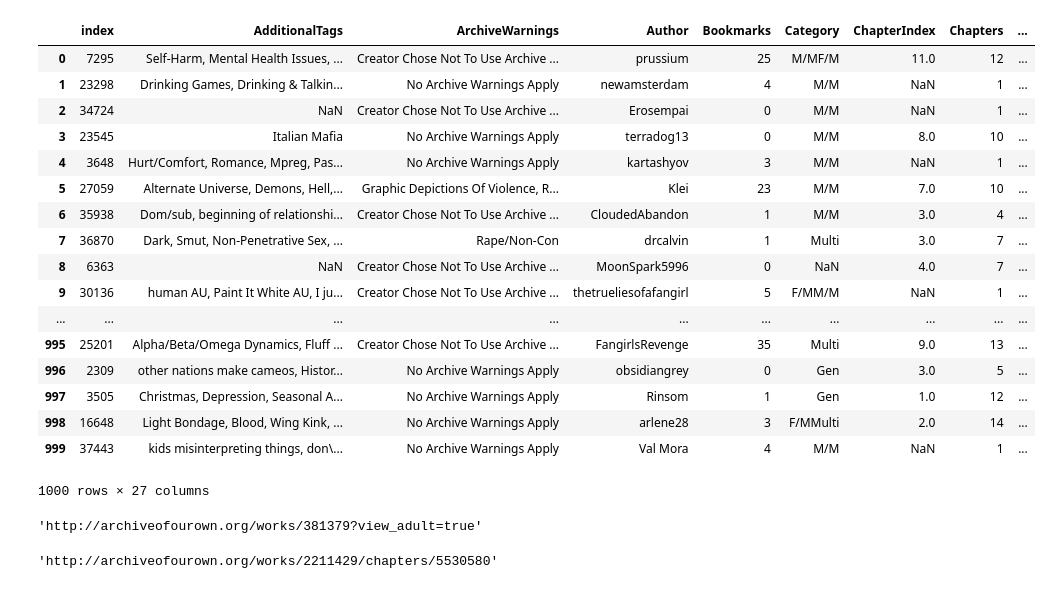
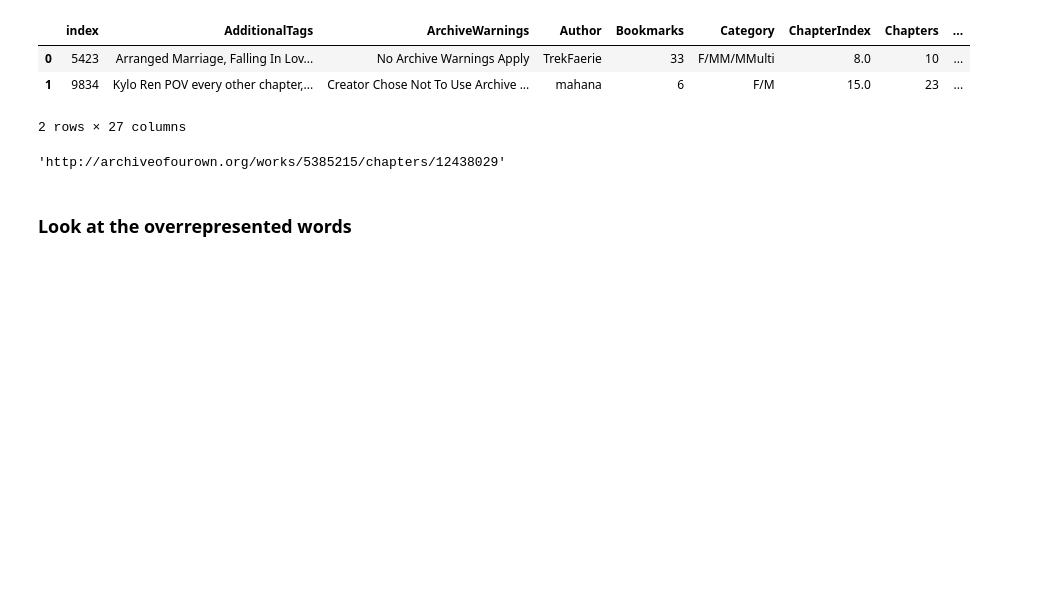
Before and after one commit to yzjing/ao3_old, a Jupyter notebook: exps/20180521_clustering/svd_analysis.ipynb, the cells around one changed output. Drawn from its saved outputs; the diff is of its cells as text; code cells hidden in the pictures; blank space fills up the shorter version.

```diff
--- a/exps/20180521_clustering/svd_analysis.ipynb
+++ b/exps/20180521_clustering/svd_analysis.ipynb
@@ -32,15 +37,10 @@ fandom_list
 # %%
+plt.figure(figsize = (20,20))
 for i,fandom in enumerate(fandom_list):
+
     df = pd.read_csv(os.path.join(data_path,fandom), sep = '\t')
-    top1 = df['Relationship'].value_counts().index[0]
-    top2 = df['Relationship'].value_counts().index[1]
-
-    plt.figure()
-    df_t1 = df[df['Relationship'] == top1]
-    df_t2 = df[df['Relationship'] == top2]
-#     plt.scatter(df_t2['pc1'], df_t2['pc2'])
+    plt.subplot(6,4,i+1)
     plt.scatter(df['pc1'], df['pc2'],alpha=0.7,c='blue')
-    plt.scatter(df_t1['pc1'], df_t1['pc2'],c='orange')
-
-    plt.title(fandom)
+    plt.title(fandom.replace('_tfidf_svd.tsv', ''))
+    plt.savefig('svd_plot.pdf', type='pdf')
 # %% [output]
@@ -59,0 +50,14 @@ for i,fandom in enumerate(fandom_list):
+# %%
+for i,fandom in enumerate(fandom_list):
+    df = pd.read_csv(os.path.join(data_path,fandom), sep = '\t')
+    plt.figure()
+    plt.scatter(df['pc1'], df['pc2'],alpha=0.7,c='blue')
+    l = 0
+    for label, x, y in zip(df['URL'], df['pc1'], df['pc2']):
+        r = random.randint(0,100)
+        if r % 50 == 0:
+            plt.annotate(l, xy = (x,y),bbox=dict(boxstyle='round,pad=0.5', fc='yellow', alpha=0.5))
+            l += 1
+            print(l, ":", label)
+    plt.title(fandom)
+    break
@@ -78,14 +99,0 @@ array(['index', 'AdditionalTags', 'ArchiveWarnings', 'Author',
-# %%
-for i,fandom in enumerate(fandom_list):
-    df = pd.read_csv(os.path.join(data_path,fandom), sep = '\t')
-    df = df[df.Chapters == 1]
-    top_len = int(len(df)/2)
-    df_top = df.sort_values('Words').head(top_len)
-
-    plt.figure()
-    plt.scatter(df['pc1'], df['pc2'],alpha=0.5,c='blue')
-    plt.xlabel('pc1')
-    plt.ylabel('pc2')
-#     plt.scatter(df_top['pc1'], df_top['pc2'],c='orange')
-
-    plt.title(fandom)
@@ -106,31 +100,15 @@ for i,fandom in enumerate(fandom_list):
 # %%
 df['closest'] = df.apply(lambda row: find_close([row['pc1'], row['pc2']], df), axis=1 )
 # %%
-df
+df.head(2)
 # %% [output]
 |  | index | AdditionalTags | ArchiveWarnings | Author | Bookmarks | Category | ChapterIndex | Chapters | ... |
-| 0 | 7295 | Self-Harm, Mental Health Issues, ... | Creator Chose Not To Use Archive ... | prussium | 25 | M/MF/M | 11.0 | 12 | ... |
-| 1 | 23298 | Drinking Games, Drinking & Talkin... | No Archive Warnings Apply | newamsterdam | 4 | M/M | NaN | 1 | ... |
-| 2 | 34724 | NaN | Creator Chose Not To Use Archive ... | Erosempai | 0 | M/M | NaN | 1 | ... |
-| 3 | 23545 | Italian Mafia | No Archive Warnings Apply | terradog13 | 0 | M/M | 8.0 | 10 | ... |
-| 4 | 3648 | Hurt/Comfort, Romance, Mpreg, Pas... | No Archive Warnings Apply | kartashyov | 3 | M/M | NaN | 1 | ... |
-| 5 | 27059 | Alternate Universe, Demons, Hell,... | Graphic Depictions Of Violence, R... | Klei | 23 | M/M | 7.0 | 10 | ... |
-| 6 | 35938 | Dom/sub, beginning of relationshi... | Creator Chose Not To Use Archive ... | CloudedAbandon | 1 | M/M | 3.0 | 4 | ... |
-| 7 | 36870 | Dark, Smut, Non-Penetrative Sex, ... | Rape/Non-Con | drcalvin | 1 | Multi | 3.0 | 7 | ... |
-| 8 | 6363 | NaN | Creator Chose Not To Use Archive ... | MoonSpark5996 | 0 | NaN | 4.0 | 7 | ... |
-| 9 | 30136 | human AU, Paint It White AU, I ju... | Creator Chose Not To Use Archive ... | thetrueliesofafangirl | 5 | F/MM/M | NaN | 1 | ... |
-| ... | ... | ... | ... | ... | ... | ... | ... | ... | ... |
-| 995 | 25201 | Alpha/Beta/Omega Dynamics, Fluff ... | Creator Chose Not To Use Archive ... | FangirlsRevenge | 35 | Multi | 9.0 | 13 | ... |
-| 996 | 2309 | other nations make cameos, Histor... | No Archive Warnings Apply | obsidiangrey | 0 | Gen | 3.0 | 5 | ... |
-| 997 | 3505 | Christmas, Depression, Seasonal A... | No Archive Warnings Apply | Rinsom | 1 | Gen | 1.0 | 12 | ... |
-| 998 | 16648 | Light Bondage, Blood, Wing Kink, ... | No Archive Warnings Apply | arlene28 | 3 | F/MMulti | 2.0 | 14 | ... |
-| 999 | 37443 | kids misinterpreting things, don\... | No Archive Warnings Apply | Val Mora | 4 | M/M | NaN | 1 | ... |
+| 0 | 5423 | Arranged Marriage, Falling In Lov... | No Archive Warnings Apply | TrekFaerie | 33 | F/MM/MMulti | 8.0 | 10 | ... |
+| 1 | 9834 | Kylo Ren POV every other chapter,... | Creator Chose Not To Use Archive ... | mahana | 6 | F/M | 15.0 | 23 | ... |
-1000 rows × 27 columns
+2 rows × 27 columns
 # %%
 df.iloc[2].URL
 # %% [output]
-'http://archiveofourown.org/works/381379?view_adult=true'
+'http://archiveofourown.org/works/5385215/chapters/12438029'
-# %%
-df.iloc[311].URL
-# %% [output]
-'http://archiveofourown.org/works/2211429/chapters/5530580'
+# %% [markdown]
+### Look at the overrepresented words
```
Also changed, not shown: parts of 16 cells of this notebook, 3 other files.
